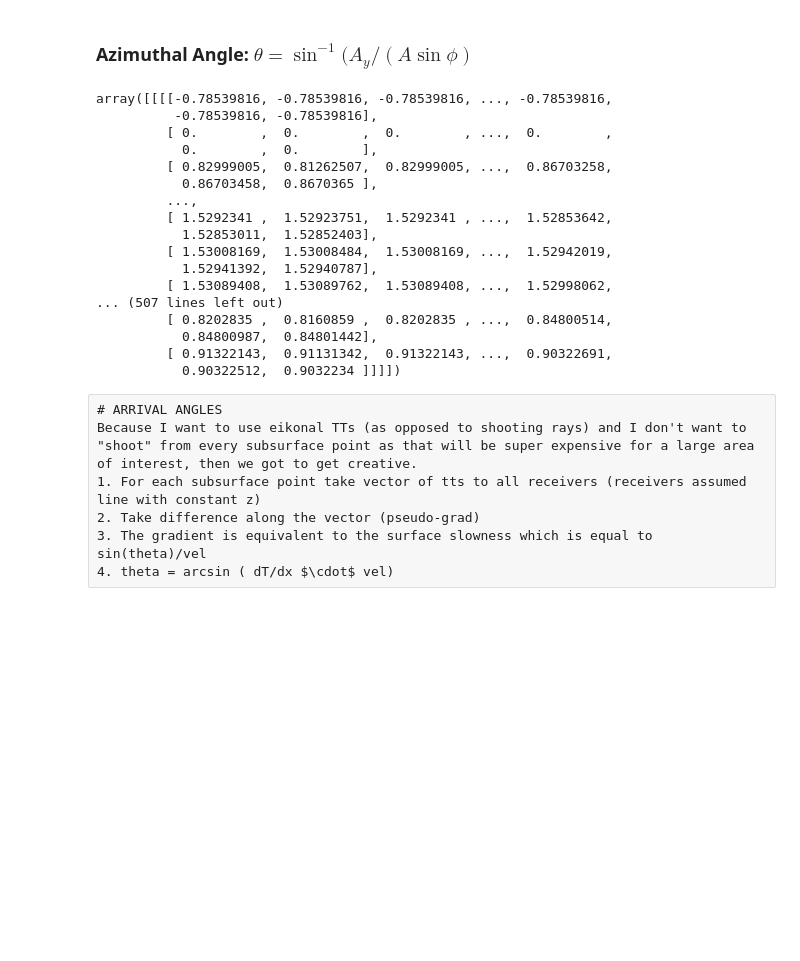
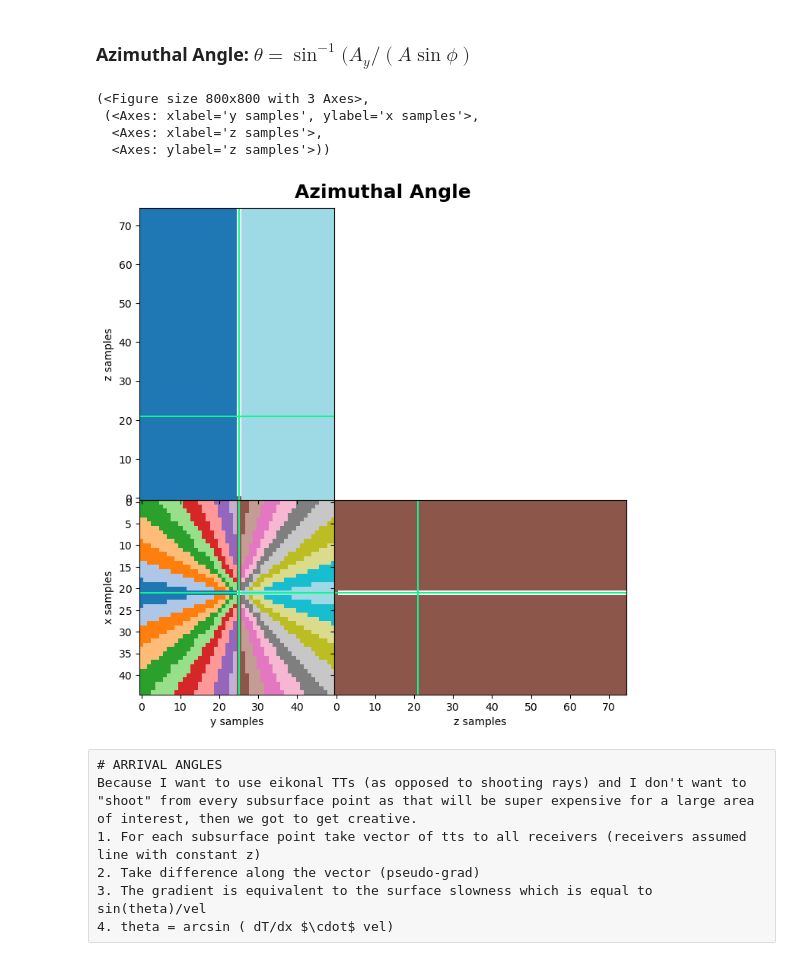
Before and after one commit to FraCSPy/FraCSPy, a Jupyter notebook: Notebooks/MTI /MTI_ComponentCreation_Spherical.ipynb, the cells around one changed output. Drawn from its saved outputs; the diff is of its cells as text; code cells hidden in the pictures; blank space fills up the shorter version.

```diff
--- a/Notebooks/MTI /MTI_ComponentCreation_Spherical.ipynb
+++ b/Notebooks/MTI /MTI_ComponentCreation_Spherical.ipynb
@@ -204,27 +207,30 @@ explode_volume(TO_phi_degs[rec_index],
 # %% [markdown]
 ### Azimuthal Angle: $\theta = \sin^{-1}(A_y/(A\sin\phi) $
 # %%
-TO_theta_rads = np.arcsin(dTdy_full / (RDT_full*np.sin(TO_phi_rads)))
+TO_theta_rads = dTdy_full / (RDT_full*np.sin(TO_phi_rads))
+TO_theta_rads[TO_theta_rads>1] = 1
+TO_theta_rads[TO_theta_rads<-1] = -1
+TO_theta_rads = np.arcsin(TO_theta_rads)
+TO_theta_degs = np.rad2deg(TO_theta_rads)
+
+# plt.imshow(RDT_full[0,1].T)
+explode_volume(TO_theta_degs[rec_index],
+               t=int(recs[0,rec_index]/dx),
+               x=int(recs[1,rec_index]/dy),
+               y=int(recs[2,rec_index]/dz)+20,
+               cmap='tab20',
+               figsize=(8, 8),
+               clipval=[-90,90],
+               labels=('[x]', '[y]', '[z]'),
+               tlabel='x', xlabel='y', ylabel='z',
+               ratio=None, linespec=None, interp=None, title='Azimuthal Angle',
+               filename=None, save_opts=None)
+# %% [output]
+(<Figure size 800x800 with 3 Axes>,
+ (<Axes: xlabel='y samples', ylabel='x samples'>,
+  <Axes: xlabel='z samples'>,
+  <Axes: ylabel='z samples'>))
+[figure, added]
-# %%
-TO_theta_rads
-# %% [output]
-array([[[[-0.78539816, -0.78539816, -0.78539816, ..., -0.78539816,
-          -0.78539816, -0.78539816],
-         [ 0.        ,  0.        ,  0.        , ...,  0.        ,
-           0.        ,  0.        ],
-         [ 0.82999005,  0.81262507,  0.82999005, ...,  0.86703258,
-           0.86703458,  0.8670365 ],
-         ...,
-         [ 1.5292341 ,  1.52923751,  1.5292341 , ...,  1.52853642,
-           1.52853011,  1.52852403],
-         [ 1.53008169,  1.53008484,  1.53008169, ...,  1.52942019,
-           1.52941392,  1.52940787],
-         [ 1.53089408,  1.53089762,  1.53089408, ...,  1.52998062,
-... (507 lines left out)
-         [ 0.8202835 ,  0.8160859 ,  0.8202835 , ...,  0.84800514,
-           0.84800987,  0.84801442],
-         [ 0.91322143,  0.91131342,  0.91322143, ...,  0.90322691,
-           0.90322512,  0.9032234 ]]]])
 # %% [raw]
 # ARRIVAL ANGLES
 Because I want to use eikonal TTs (as opposed to shooting rays) and I don't want to "shoot" from every subsurface point as that will be super expensive for a large area of interest, then we got to get creative.
```
Also changed, not shown: parts of 6 cells of this notebook, 1 other file.
